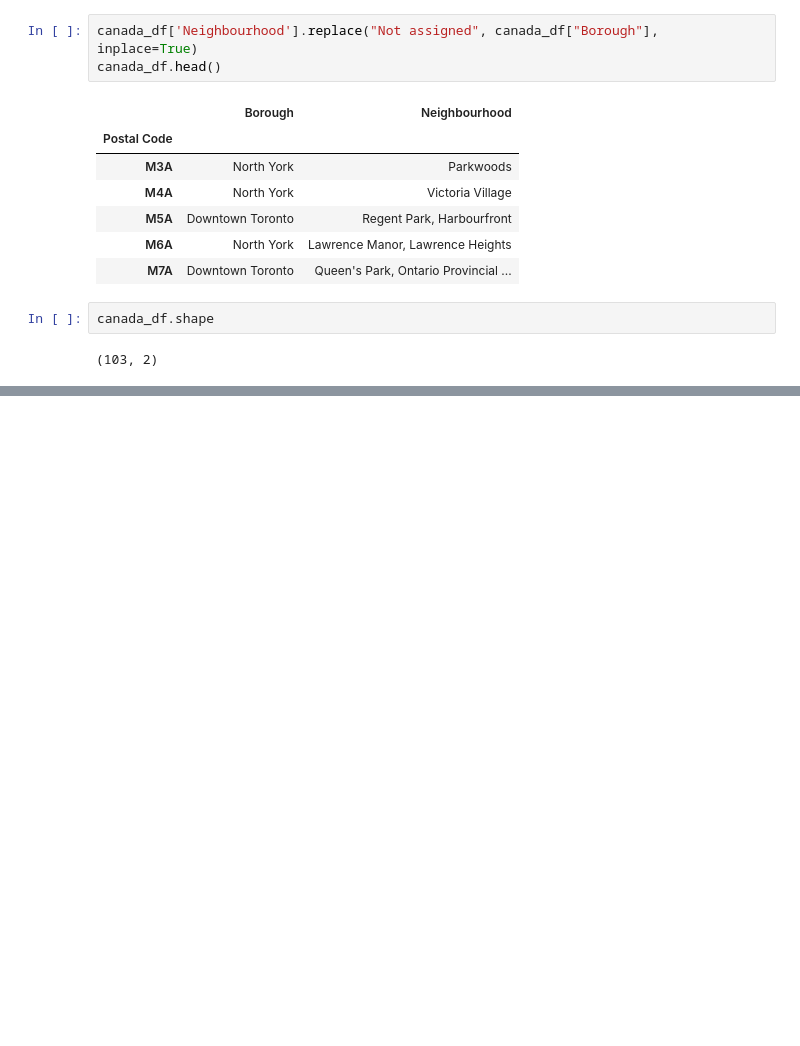
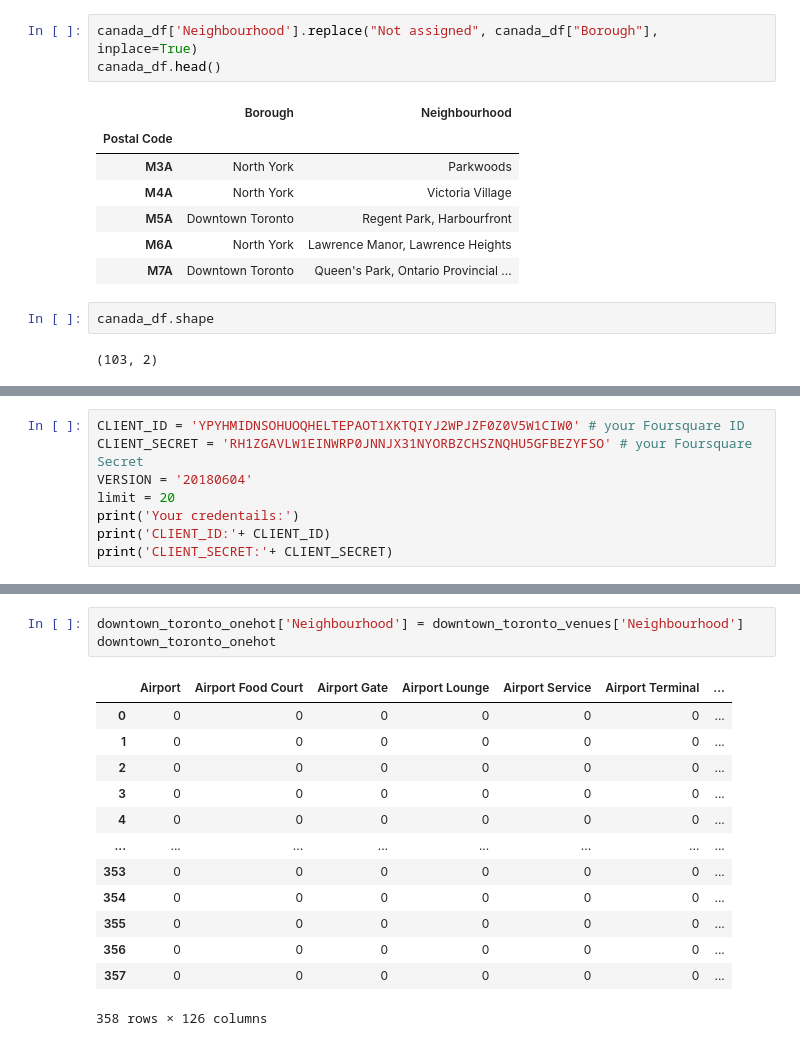
Before and after one commit to violincatscoding/Coursera_Capstone, a Jupyter notebook: Canada Data Frame.ipynb, the cells around one changed output, grey strips where cells are left out. Saved outputs shown, nothing was run; the diff lists cells and outputs as text; blank space fills up the shorter version.

```diff
--- a/Canada Data Frame.ipynb
+++ b/Canada Data Frame.ipynb
@@ -85,0 +164,8 @@ canada_df.shape
+# %%
+CLIENT_ID = 'YPYHMIDNSOHUOQHELTEPAOT1XKTQIYJ2WPJZF0Z0V5W1CIW0' # your Foursquare ID
+CLIENT_SECRET = 'RH1ZGAVLW1EINWRP0JNNJX31NYORBZCHSZNQHU5GFBEZYFSO' # your Foursquare Secret
+VERSION = '20180604'
+limit = 20
+print('Your credentails:')
+print('CLIENT_ID:'+ CLIENT_ID)
+print('CLIENT_SECRET:'+ CLIENT_SECRET)
@@ -85,0 +333,17 @@ canada_df.shape
+# %%
+downtown_toronto_onehot['Neighbourhood'] = downtown_toronto_venues['Neighbourhood']
+downtown_toronto_onehot
+# %% [output]
+|  | Airport | Airport Food Court | Airport Gate | Airport Lounge | Airport Service | Airport Terminal | ... |
+| 0 | 0 | 0 | 0 | 0 | 0 | 0 | ... |
+| 1 | 0 | 0 | 0 | 0 | 0 | 0 | ... |
+| 2 | 0 | 0 | 0 | 0 | 0 | 0 | ... |
+| 3 | 0 | 0 | 0 | 0 | 0 | 0 | ... |
+| 4 | 0 | 0 | 0 | 0 | 0 | 0 | ... |
+| ... | ... | ... | ... | ... | ... | ... | ... |
+| 353 | 0 | 0 | 0 | 0 | 0 | 0 | ... |
+| 354 | 0 | 0 | 0 | 0 | 0 | 0 | ... |
+| 355 | 0 | 0 | 0 | 0 | 0 | 0 | ... |
+| 356 | 0 | 0 | 0 | 0 | 0 | 0 | ... |
+| 357 | 0 | 0 | 0 | 0 | 0 | 0 | ... |
+358 rows × 126 columns
```
Also changed, not shown: parts of 23 cells of this notebook.
